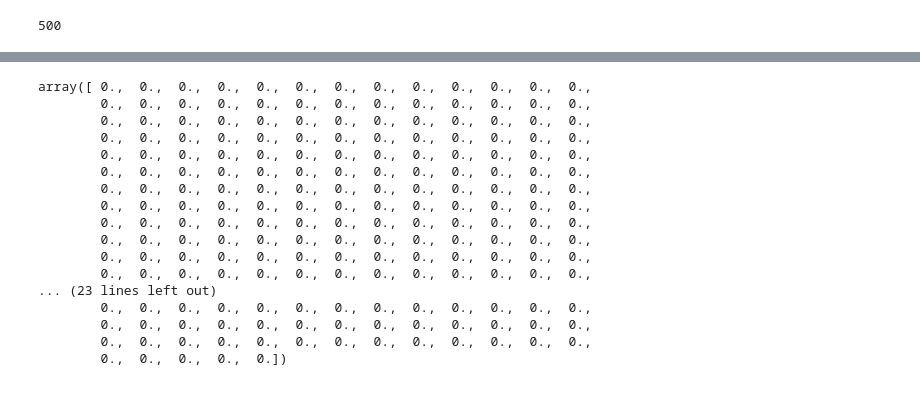
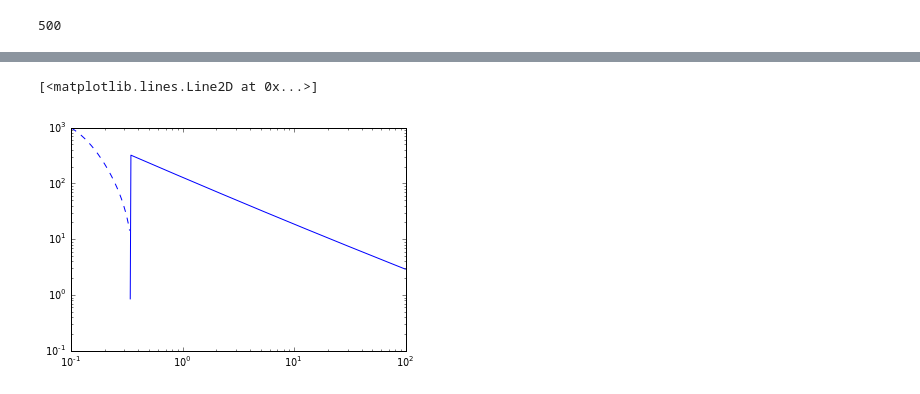
Before and after one commit to apiso/Thesis, a Jupyter notebook: python/drift_and_acc.ipynb, the cells around one changed output, grey strips where cells are left out. Saved outputs shown, nothing was run; the diff lists cells and outputs as text; code cells hidden in the pictures.

```diff
--- a/python/drift_and_acc.ipynb
+++ b/python/drift_and_acc.ipynb
@@ -98,7 +100,7 @@ m = len(r)
 array = np.ndarray(shape = (m - 1, n, 6), dtype = float)
 
 for i in range(m - 1):
-    temp = dMdot(r[i], r[i + 1], 1, 44., 5800, 1e-6, 3e6 * 365 * 24 * 3600, n, 0.01, betaS=1.)
+    temp = dMdot(r[i], r[i + 1], 0.1, 44., 5800, 1e-6, 3e6 * 365 * 24 * 3600, n, 0.01, betaS=1.)
     for j in range(len(temp[0])):
         array[i, j, 0] = temp[0][j]
         array[i, j, 1] = temp[1][j]
@@ -106,11 +108,13 @@ for i in range(m - 1):
         array[i, j, 3] = temp[3][j]
         array[i, j, 4] = temp[4][j]
         array[i, j, 5] = temp[5][j]
+
+t = np.linspace(1e-6, 3e6 * 365 * 24 * 3600, n)
 # %%
 len(array[:,0,0])
 # %% [output]
 500
 # %%
-dMg0 = []
+Sigmap = []
 for i in range(len(r) - 1):
-    dMg0 = np.append(dMg0, array[i, 1, 4])
+    Sigmap = np.append(Sigmap, array[i, 30, 4])
@@ -122,20 +121,6 @@ plt.semilogx(r[:-1], dMg0)
-# %%
-array[:,-1,2]
-# %% [output]
-array([ 0.,  0.,  0.,  0.,  0.,  0.,  0.,  0.,  0.,  0.,  0.,  0.,  0.,
-        0.,  0.,  0.,  0.,  0.,  0.,  0.,  0.,  0.,  0.,  0.,  0.,  0.,
-        0.,  0.,  0.,  0.,  0.,  0.,  0.,  0.,  0.,  0.,  0.,  0.,  0.,
-        0.,  0.,  0.,  0.,  0.,  0.,  0.,  0.,  0.,  0.,  0.,  0.,  0.,
-        0.,  0.,  0.,  0.,  0.,  0.,  0.,  0.,  0.,  0.,  0.,  0.,  0.,
-        0.,  0.,  0.,  0.,  0.,  0.,  0.,  0.,  0.,  0.,  0.,  0.,  0.,
-        0.,  0.,  0.,  0.,  0.,  0.,  0.,  0.,  0.,  0.,  0.,  0.,  0.,
-        0.,  0.,  0.,  0.,  0.,  0.,  0.,  0.,  0.,  0.,  0.,  0.,  0.,
-        0.,  0.,  0.,  0.,  0.,  0.,  0.,  0.,  0.,  0.,  0.,  0.,  0.,
-        0.,  0.,  0.,  0.,  0.,  0.,  0.,  0.,  0.,  0.,  0.,  0.,  0.,
-        0.,  0.,  0.,  0.,  0.,  0.,  0.,  0.,  0.,  0.,  0.,  0.,  0.,
-        0.,  0.,  0.,  0.,  0.,  0.,  0.,  0.,  0.,  0.,  0.,  0.,  0.,
-... (23 lines left out)
-        0.,  0.,  0.,  0.,  0.,  0.,  0.,  0.,  0.,  0.,  0.,  0.,  0.,
-        0.,  0.,  0.,  0.,  0.,  0.,  0.,  0.,  0.,  0.,  0.,  0.,  0.,
-        0.,  0.,  0.,  0.,  0.,  0.,  0.,  0.,  0.,  0.,  0.,  0.,  0.,
-        0.,  0.,  0.,  0.,  0.])
+# %%
+plt.loglog(r[:-1], Sigmap)
+plt.loglog(r[:-1], -Sigmap, '--b')
+# %% [output]
+[<matplotlib.lines.Line2D at 0x...>]
+[figure, added]
```
Also changed, not shown: parts of 7 cells of this notebook, 8 other files.
